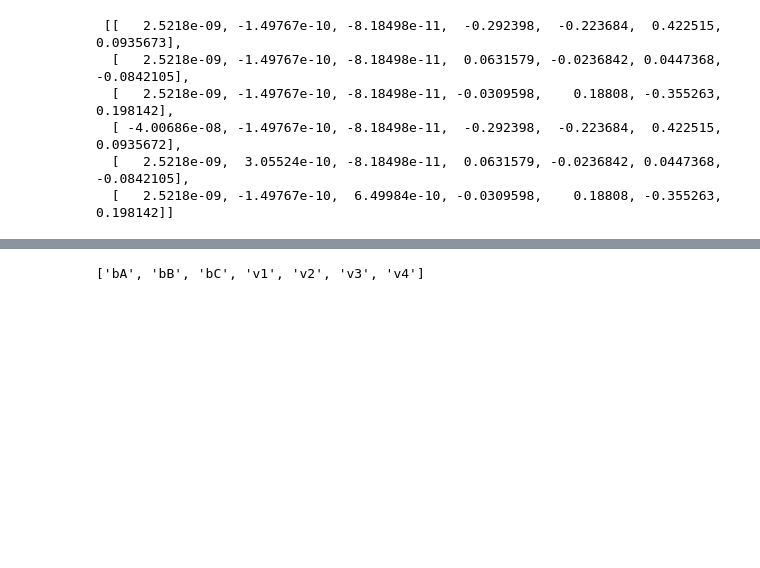
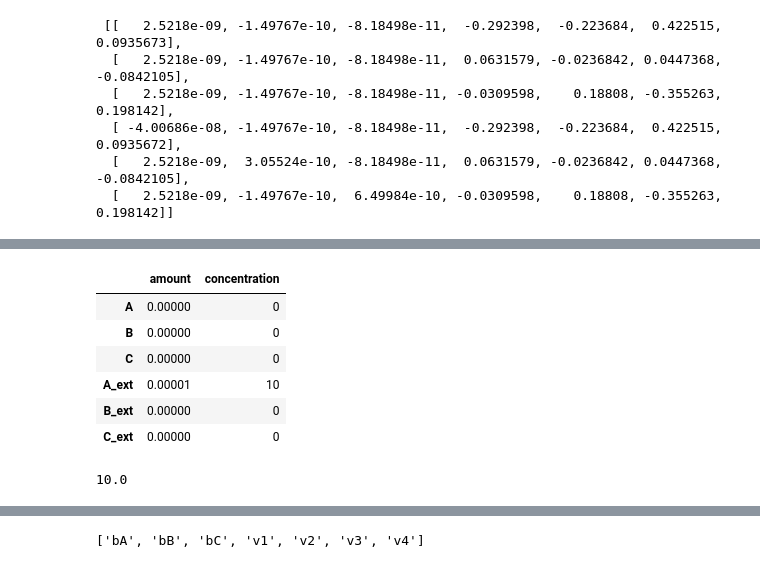
Before and after one commit to jingyayeah/multiscale-galactose, a Jupyter notebook: python/simulator/examples/demo/01_demo_simple.ipynb, the cells around one changed output, grey strips where cells are left out. Drawn from its saved outputs; the diff is of its cells as text; code cells hidden in the pictures; blank space fills up the shorter version.

```diff
--- a/python/simulator/examples/demo/01_demo_simple.ipynb
+++ b/python/simulator/examples/demo/01_demo_simple.ipynb
@@ -361,0 +397,15 @@ rr.Vmax_bA # current value of Vmax_bA
+# %%
+f_species = rt.getFloatingSpecies(rr)
+f_species
+# %% [output]
+|  | amount | concentration |
+| A | 0.00000 | 0 |
+| B | 0.00000 | 0 |
+| C | 0.00000 | 0 |
+| A_ext | 0.00001 | 10 |
+| B_ext | 0.00000 | 0 |
+| C_ext | 0.00000 | 0 |
+# %%
+f_species.concentration['A_ext']
+# %% [output]
+10.0
```
Also changed, not shown: parts of 12 cells of this notebook, 2 other files.
